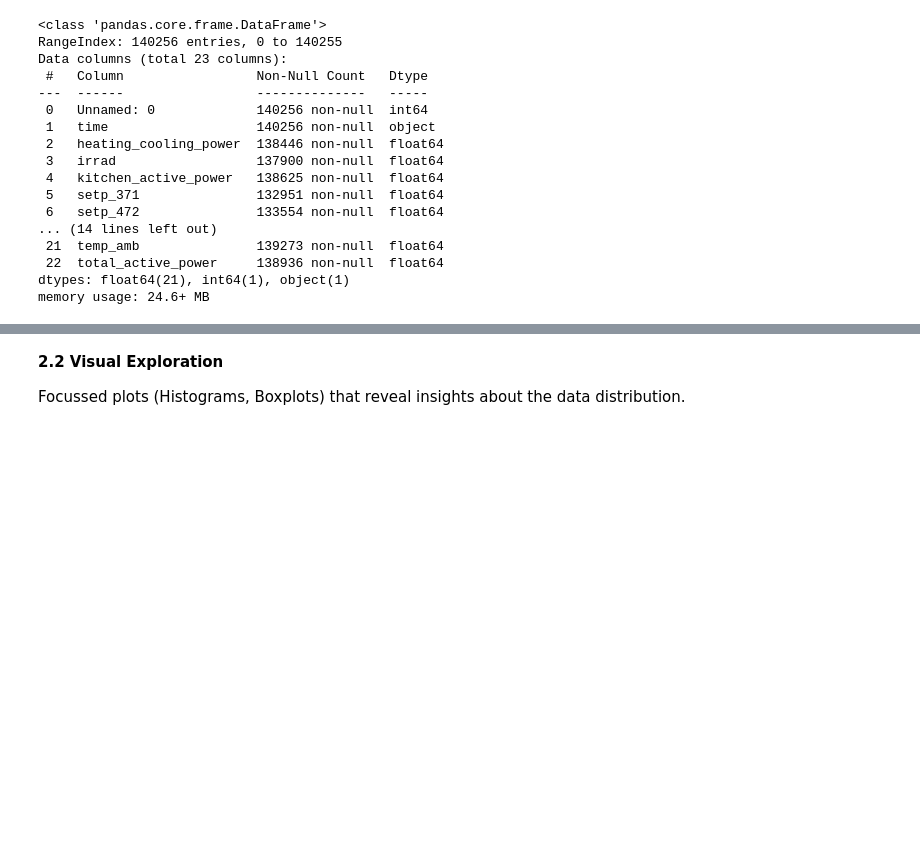
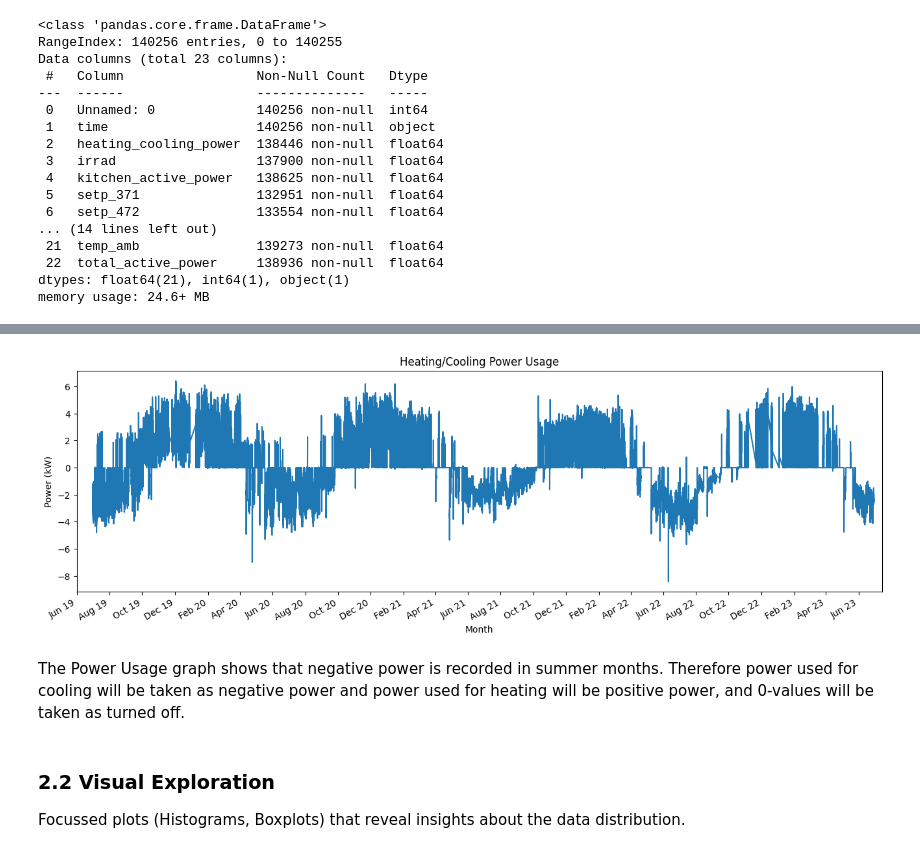
Before and after one commit to VonRiecken/Energy-Data-Engineering, a Jupyter notebook: main/ede_WS2526_project_1_JR.ipynb, the cells around one changed output, grey strips where cells are left out. Cells and saved outputs as stored; diff of their text form; code cells hidden in the pictures; blank space fills up the shorter version.

```diff
--- a/main/ede_WS2526_project_1_JR.ipynb
+++ b/main/ede_WS2526_project_1_JR.ipynb
@@ -113,0 +175,5 @@ df.describe()
+# %%
+# with ~140k rows try dropping all NaNs and removing Unnamed
+df_clean = df.dropna()
+df_clean = df_clean.drop(columns='Unnamed: 0')
+df_clean.shape
@@ -113,0 +208,6 @@ df.describe()
+# %%
+# convert Time to timeseries dtype
+df_clean['time'] = pd.to_datetime(df['time'])
+df_clean = df_clean.set_index('time')
+df_clean = df_clean.sort_values('time')
+df_clean.info()
@@ -114,4 +243,28 @@ df.describe()
+# %%
+fig, ax = plt.subplots(figsize=(16,5))
+ax.plot(df_clean.index, df_clean['heating_cooling_power'])
+# ax.xaxis.set_major_locator(mdates.MonthLocator())
+
+# # 3. Set the format to show the Month name or number (e.g., 'Jan', 'Feb' or '2025-01')
+# ax.xaxis.set_major_formatter(mdates.DateFormatter('%b')) # '%b' for short month name like Jan
+
+ax.xaxis.set_major_locator(mdates.MonthLocator(interval=2))
+ax.xaxis.set_major_formatter(mdates.DateFormatter('%b %y'))
+
+# 4. Clean up the look
+plt.title('Heating/Cooling Power Usage')
+plt.xlabel('Month')
+plt.ylabel('Power (kW)')
+
+# Ensure layout doesn't clip labels
+fig.autofmt_xdate()
+plt.xlim(left=pd.Timestamp('2019-06-01'), right=pd.Timestamp('2023-07-15'))
+plt.show()
+# %% [output]
+[figure, added]
+# %% [markdown]
+The Power Usage graph shows that negative power is recorded in summer months. Therefore power used for cooling will be taken as negative power and power used for heating will be positive power, and 0-values will be taken as turned off.
 # %% [markdown]
-**2.2 Visual Exploration**
+### **2.2 Visual Exploration**
 
 Focussed plots (Histograms, Boxplots) that reveal insights about the data distribution.
```
Also changed, not shown: parts of 30 cells of this notebook.
